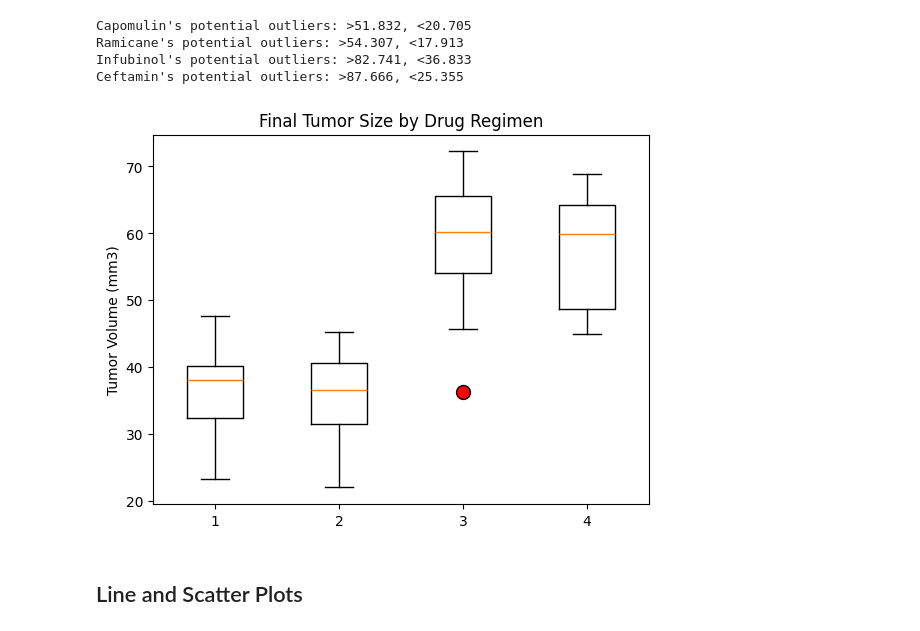
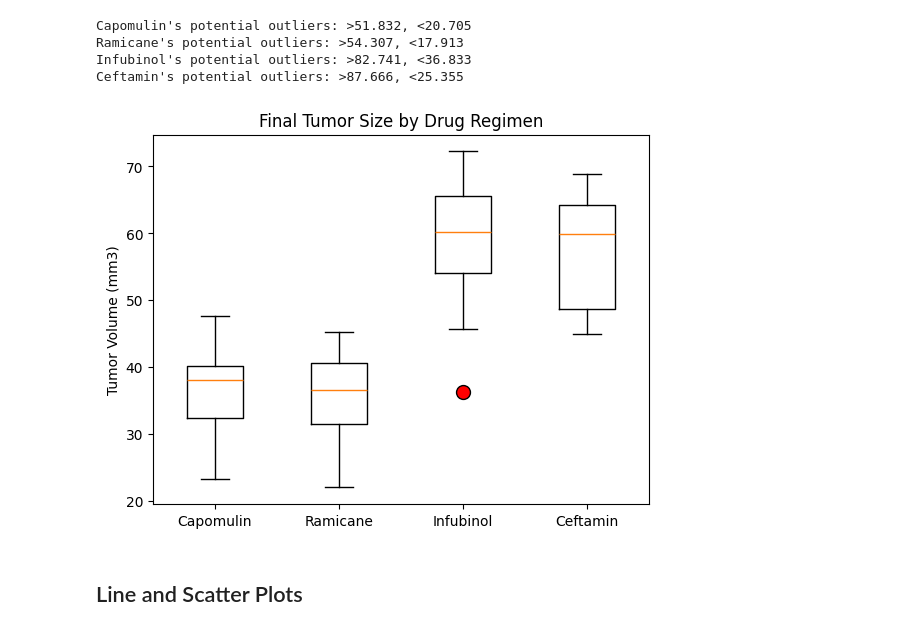
Before and after one commit to makennavick/visualization-challenge, a Jupyter notebook: pymaceuticals_starter.ipynb, the cells around one changed output. Drawn from its saved outputs; the diff is of its cells as text; code cells hidden in the pictures.

```diff
--- a/pymaceuticals_starter.ipynb
+++ b/pymaceuticals_starter.ipynb
@@ -279,19 +262,14 @@ Ceftamin's potential outliers: >87.666, <25.355
 # %%
 # Generate a box plot that shows the distribution of the tumor volume for each treatment group.
 
 fig1, ax1 = plt.subplots()
 ax1.set_title('Final Tumor Size by Drug Regimen')
 ax1.set_ylabel('Tumor Volume (mm3)')
-# ax1.set_xticklabels(drug_names)
+ax1.set_xticklabels(drug_names)
 ax1.boxplot(final_tumor_vols, flierprops={'marker': 'o', 'markerfacecolor': 'red', 'markersize': 10})
 plt.show()
-
-# plt.boxplot(final_tumor_vols, flierprops={'marker': 'o', 'markerfacecolor': 'red', 'markersize': 10})
-# plt.ylabel('Final Tumor Volume (mm3)')
-# plt.xticks(range(1,5), labels=drug_names)
-# plt.show()
 # %% [output]
-[figure, old version]
+[figure, new version]
 # %% [markdown]
 ## Line and Scatter Plots
 # %%
```
Also changed, not shown: parts of 16 cells of this notebook, 4 other files.
